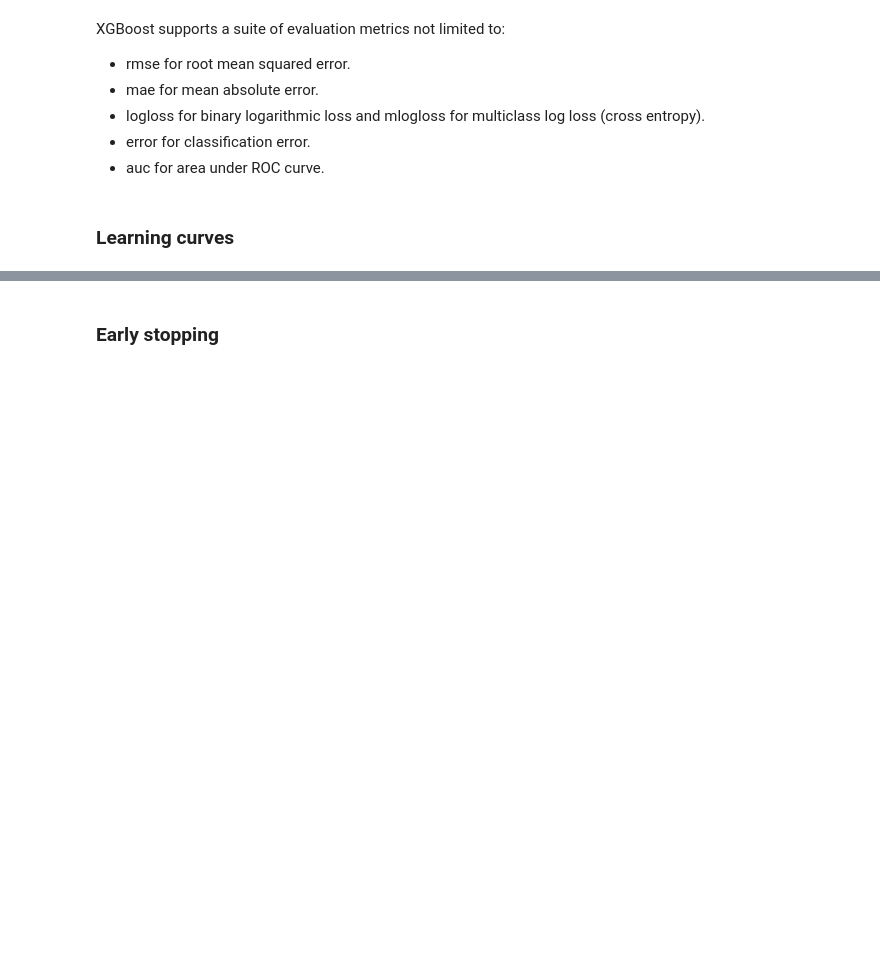
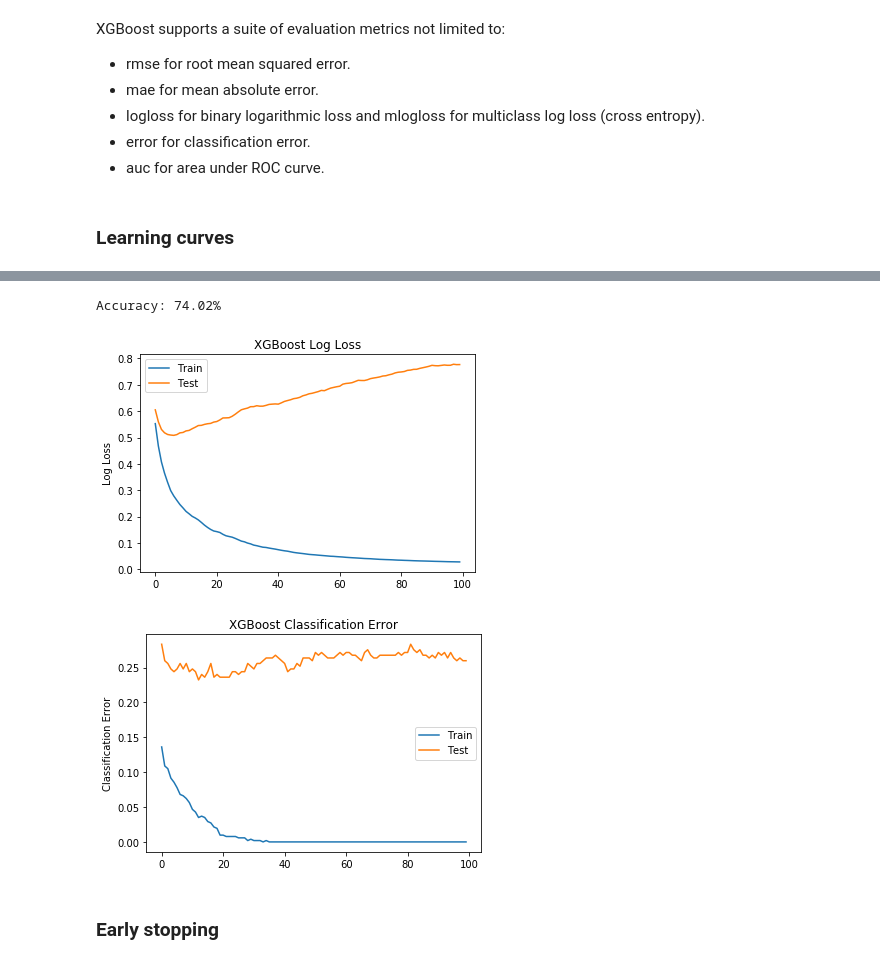
Before and after one commit to MSc-in-Data-Science/class_material, a Jupyter notebook: semester_1/Machine_Learning/Ensembles/XGBoost.ipynb, the cells around one changed output, grey strips where cells are left out. Saved outputs shown, nothing was run; the diff lists cells and outputs as text; code cells hidden in the pictures; blank space fills up the shorter version.

```diff
--- a/semester_1/Machine_Learning/Ensembles/XGBoost.ipynb
+++ b/semester_1/Machine_Learning/Ensembles/XGBoost.ipynb
@@ -218,7 +227,7 @@ from numpy import sort
 
 X_train, X_test, y_train, y_test = train_test_split(X, Y, test_size=0.33, random_state=7)
 # fit model on all training data
-model = XGBClassifier()
+model = XGBClassifier(use_label_encoder=False,eval_metric='error')
 model.fit(X_train, y_train)
 # Fit model using each importance as a threshold
 thresholds = sort(model.feature_importances_)
@@ -227,7 +236,7 @@ for thresh in thresholds:
   selection = SelectFromModel(model, threshold=thresh, prefit=True)
   select_X_train = selection.transform(X_train)
   # train model
-  selection_model = XGBClassifier()
+  selection_model = XGBClassifier(use_label_encoder=False,eval_metric='error')
   selection_model.fit(select_X_train, y_train)
   # eval model
   select_X_test = selection.transform(X_test)
@@ -256,33 +304,37 @@ print(results)
 # %%
-model = XGBClassifier()
+model = XGBClassifier(use_label_encoder=False)
 eval_set = [(X_train, y_train), (X_test, y_test)]
 model.fit(X_train, y_train, eval_metric=["error", "logloss"], eval_set=eval_set, verbose=False)
 # make predictions for test data
 y_pred = model.predict(X_test)
 predictions = [round(value) for value in y_pred]
 # evaluate predictions
 accuracy = accuracy_score(y_test, predictions)
 print("Accuracy: %.2f%%" % (accuracy * 100.0))
 # retrieve performance metrics
 results = model.evals_result()
 epochs = len(results['validation_0']['error'])
 x_axis = range(0, epochs)
 # plot log loss
 fig, ax = plt.subplots()
 ax.plot(x_axis, results['validation_0']['logloss'], label='Train')
 ax.plot(x_axis, results['validation_1']['logloss'], label='Test')
 ax.legend()
 plt.ylabel('Log Loss')
 plt.title('XGBoost Log Loss')
 plt.show()
 # plot classification error
 fig, ax = plt.subplots()
 ax.plot(x_axis, results['validation_0']['error'], label='Train')
 ax.plot(x_axis, results['validation_1']['error'], label='Test')
 ax.legend()
 plt.ylabel('Classification Error')
 plt.title('XGBoost Classification Error')
 plt.show()
+# %% [output]
+Accuracy: 74.02%
+[figure, added]
+[figure, added]
 # %% [markdown]
 ### Early stopping
 # %%
```
Also changed, not shown: parts of 9 cells of this notebook.
